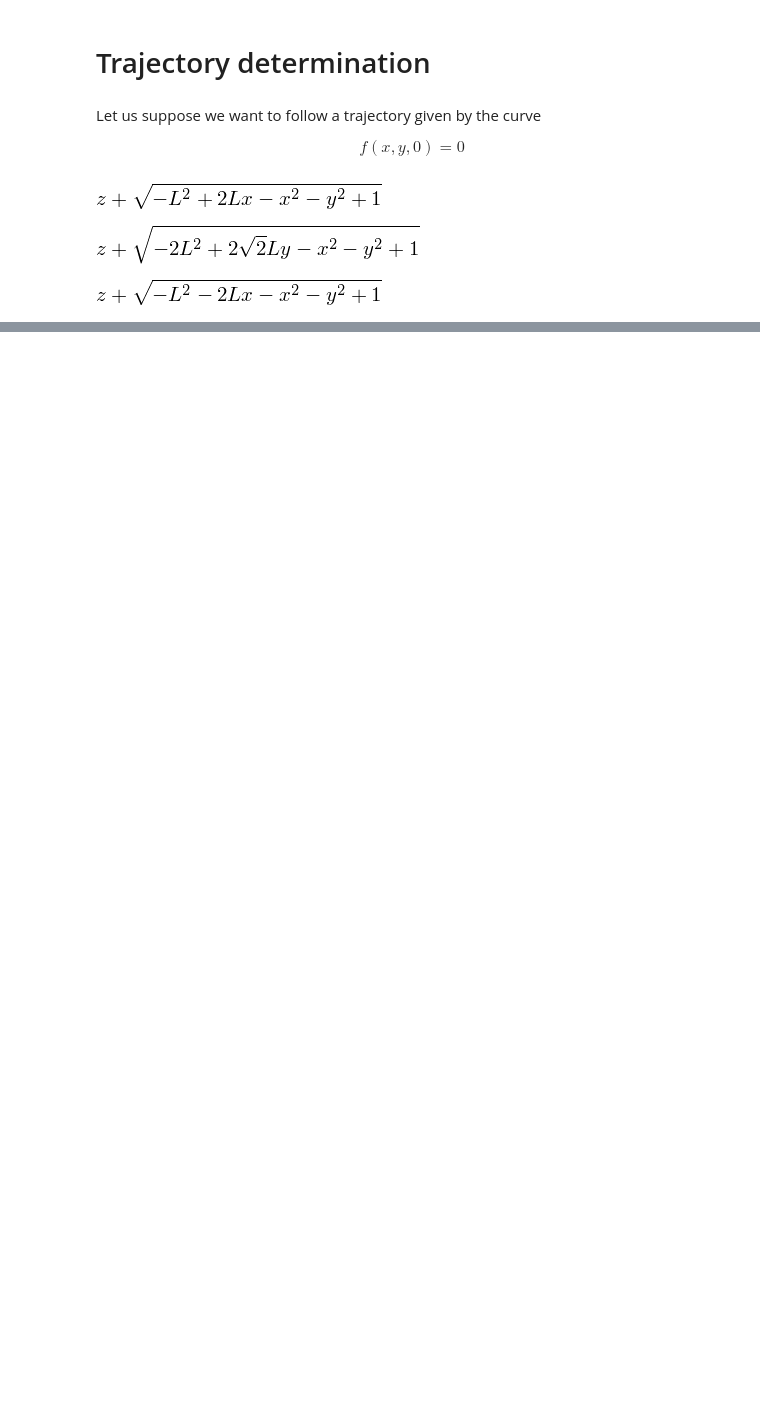
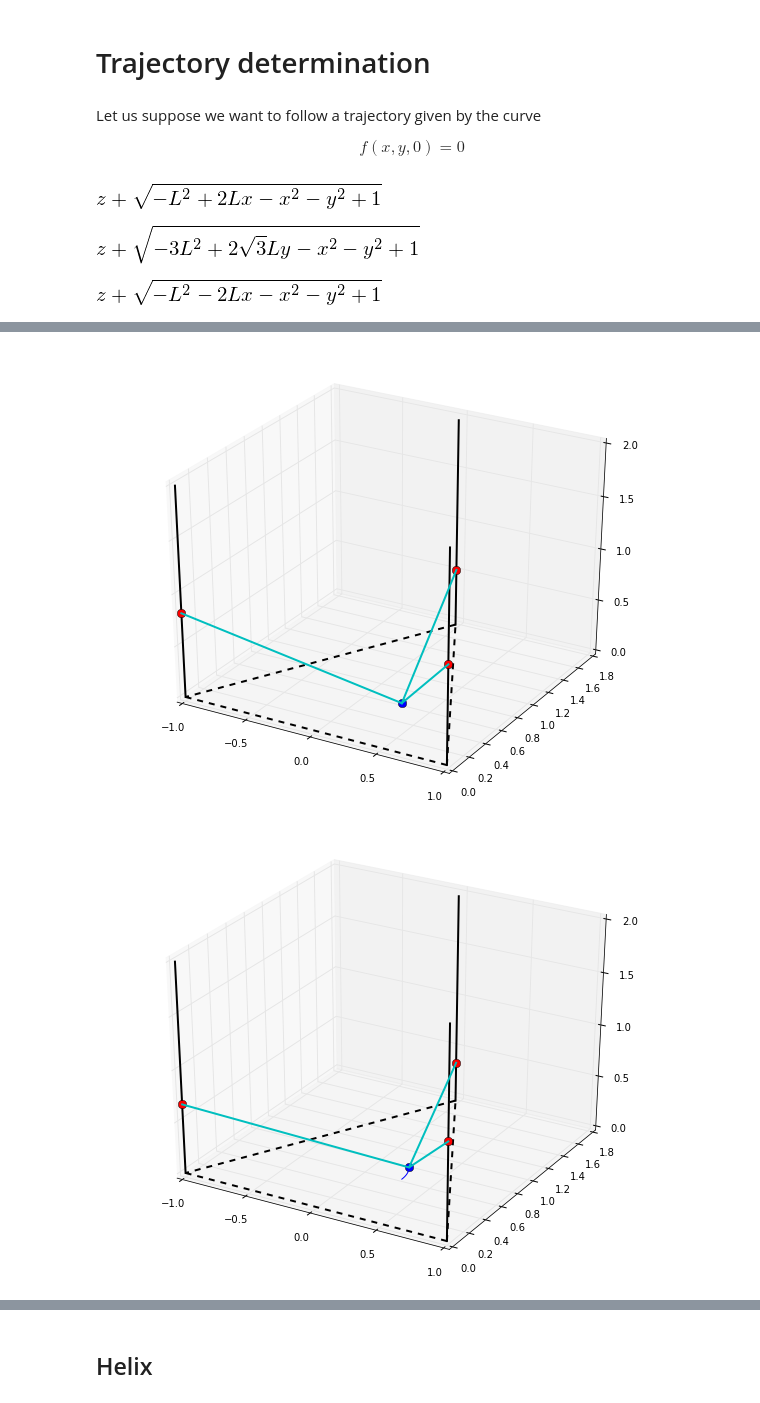
Before and after one commit to nicoguaro/notebooks_examples, a Jupyter notebook: Delta_3D_printer.ipynb, the cells around one changed output, grey strips where cells are left out. Saved outputs shown, nothing was run; the diff lists cells and outputs as text; code cells hidden in the pictures; blank space fills up the shorter version.

```diff
--- a/Delta_3D_printer.ipynb
+++ b/Delta_3D_printer.ipynb
@@ -89,5 +121,5 @@ h3_num = lambdify((x, y, z, L), h3_sol, "numpy")
 # %%
 theta = np.linspace(0, 2*np.pi, 100)
-x_vec = 0.5*np.cos(theta)
-y_vec = 0.5*np.sin(theta) + np.sqrt(2)/4
+x_vec = 0.3*np.cos(theta)
+y_vec = 0.3*np.sin(theta) + np.sqrt(3)/3
 # %%
@@ -127,0 +138,14 @@ plt.show()
+# %%
+L = 1
+for k in range(0,100,9):
+    fig = plt.figure(figsize=(10,8))
+    ax = fig.gca(projection='3d')
+    plot_triangles(L)
+    plot_elements(L, h1_vec[k], h2_vec[k], h3_vec[k], x_vec[k], y_vec[k], 0)
+    ax.plot(x_vec[0:k], y_vec[0:k], [0], 'b')
+    ax.auto_scale_xyz([-1, 1], [0, np.sqrt(3)], [0, 2])
+
+plt.show()
+# %% [output]
+[figure, added]
+[figure, added]
@@ -127,0 +162,2 @@ plt.show()
+# %% [markdown]
+## Helix
```
Also changed, not shown: parts of 17 cells of this notebook.
